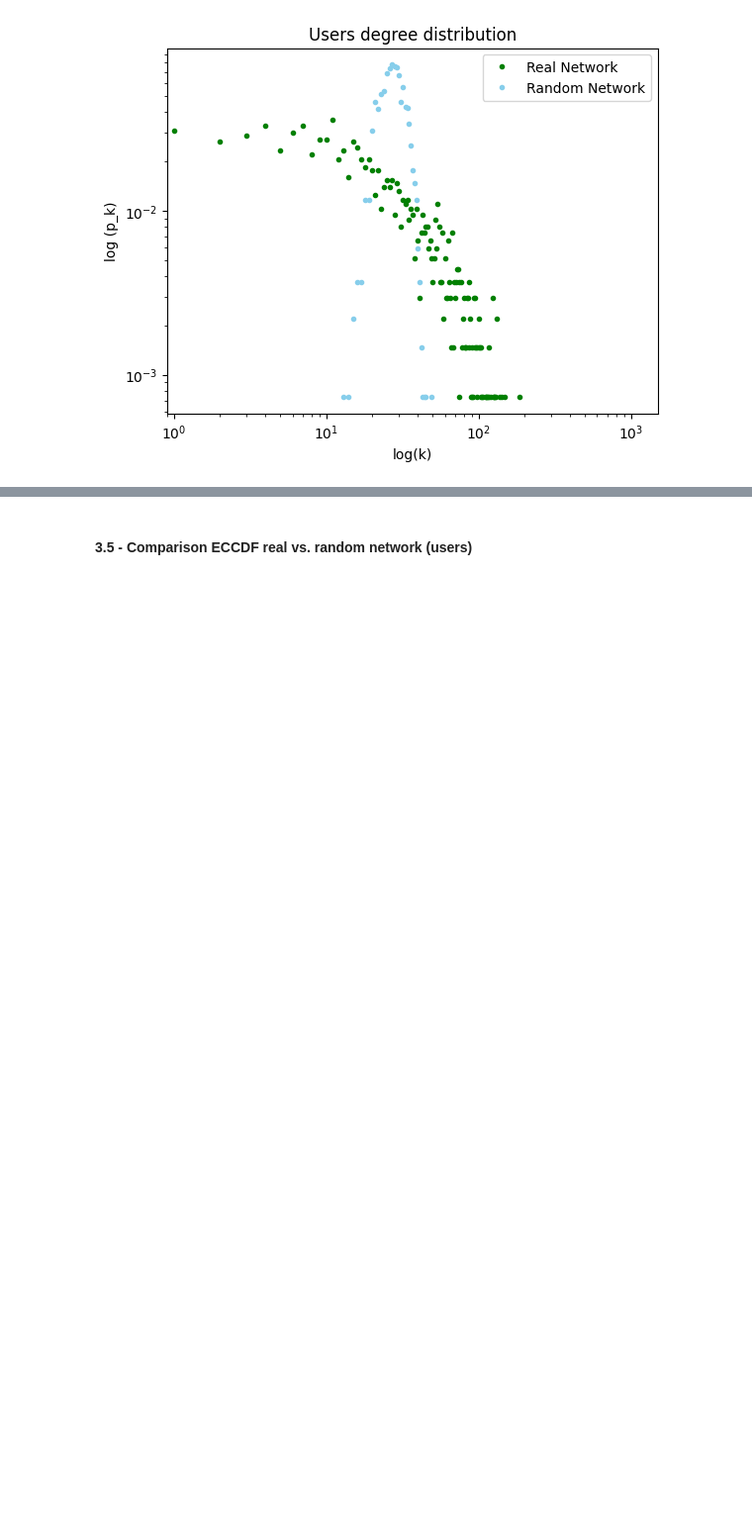
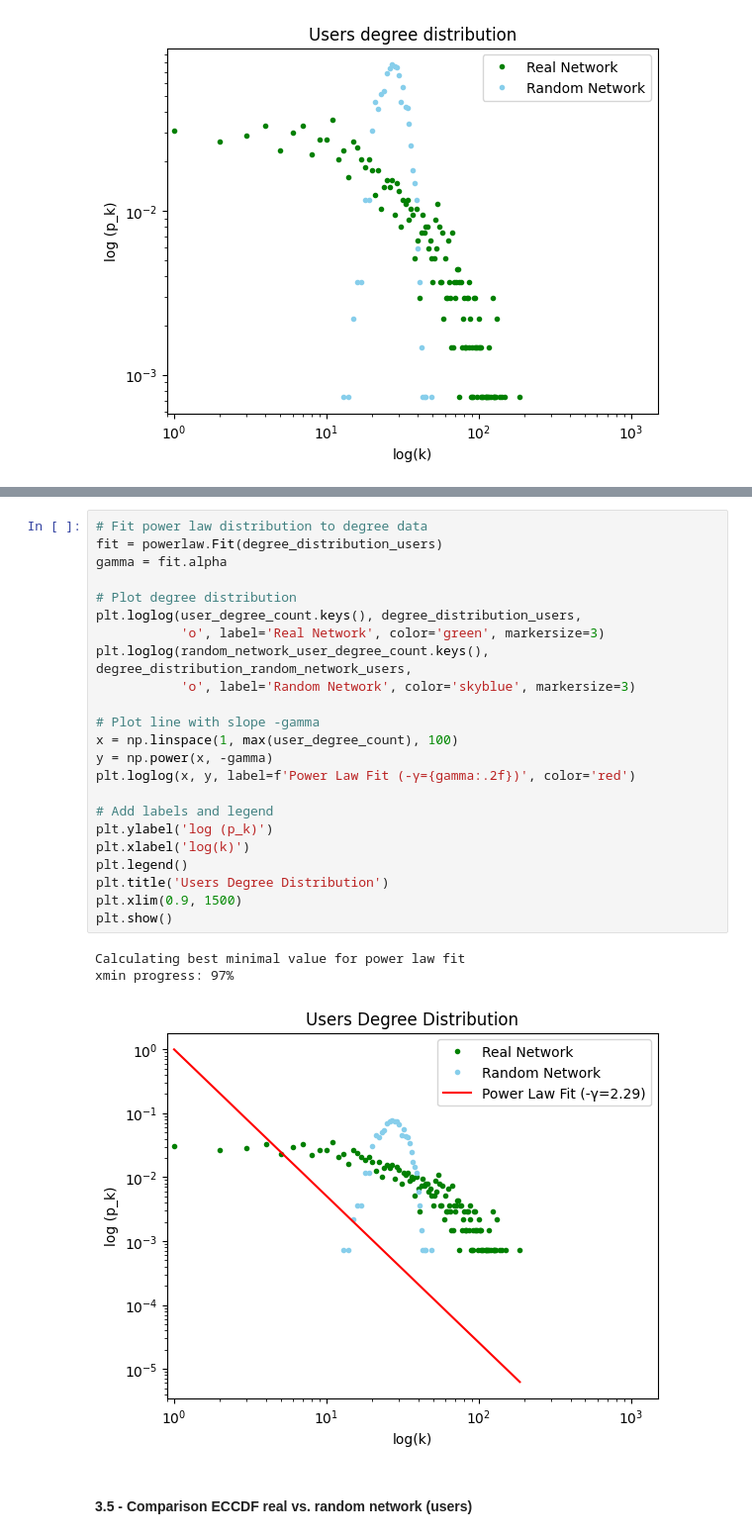
Before and after one commit to giordanovitale/BeerNetwork, a Jupyter notebook: project.ipynb, the cells around one changed output, grey strips where cells are left out. Shown at 99% size. Saved outputs shown, nothing was run; the diff lists cells and outputs as text; blank space fills up the shorter version.

```diff
--- a/project.ipynb
+++ b/project.ipynb
@@ -560,3 +569,30 @@ plt.show()
+# %%
+# Fit power law distribution to degree data
+fit = powerlaw.Fit(degree_distribution_users)
+gamma = fit.alpha
+
+# Plot degree distribution
+plt.loglog(user_degree_count.keys(), degree_distribution_users,
+           'o', label='Real Network', color='green', markersize=3)
+plt.loglog(random_network_user_degree_count.keys(), degree_distribution_random_network_users,
+           'o', label='Random Network', color='skyblue', markersize=3)
+
+# Plot line with slope -gamma
+x = np.linspace(1, max(user_degree_count), 100)
+y = np.power(x, -gamma)
+plt.loglog(x, y, label=f'Power Law Fit (-γ={gamma:.2f})', color='red')
+
+# Add labels and legend
+plt.ylabel('log (p_k)')
+plt.xlabel('log(k)')
+plt.legend()
+plt.title('Users Degree Distribution')
+plt.xlim(0.9, 1500)
+plt.show()
+# %% [output]
+Calculating best minimal value for power law fit
+xmin progress: 97%
+[figure, added]
 # %% [markdown]
 #### 3.5 - Comparison ECCDF real vs. random network (users)
 # %% [markdown]
```
Also changed, not shown: parts of 43 cells of this notebook.
